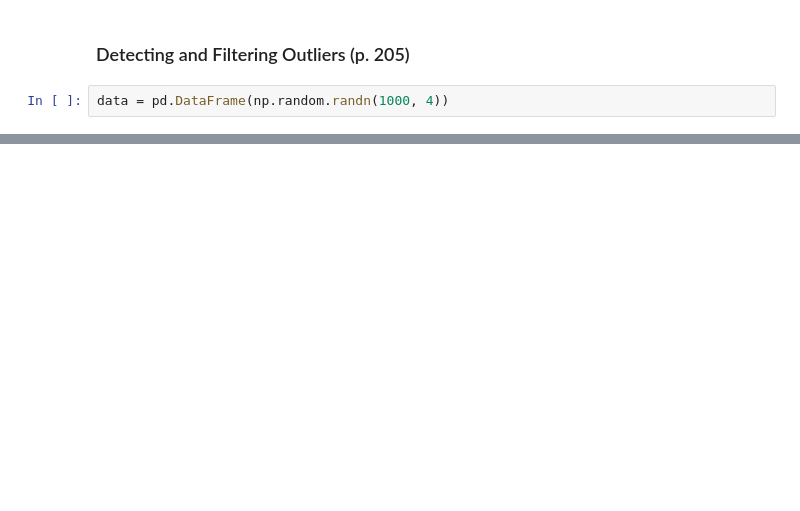
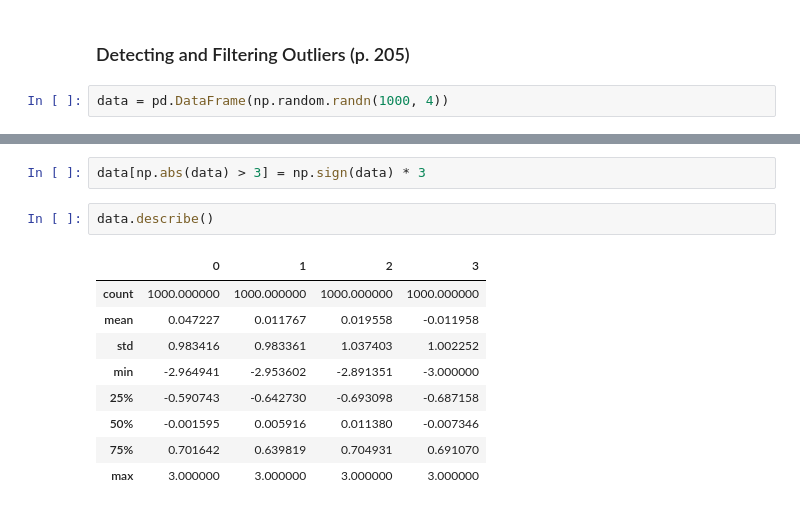
Before and after one commit to ZCW-Data1dot2/data-wrangling-pandas-leegivhan, a Jupyter notebook: Chapter7WorkAlong.ipynb, the cells around one changed output, grey strips where cells are left out. Saved outputs shown, nothing was run; the diff lists cells and outputs as text; blank space fills up the shorter version.

```diff
--- a/Chapter7WorkAlong.ipynb
+++ b/Chapter7WorkAlong.ipynb
@@ -551,0 +572,14 @@ data.describe()
+# %%
+data[np.abs(data) > 3] = np.sign(data) * 3
+# %%
+data.describe()
+# %% [output]
+|  | 0 | 1 | 2 | 3 |
+| count | 1000.000000 | 1000.000000 | 1000.000000 | 1000.000000 |
+| mean | 0.047227 | 0.011767 | 0.019558 | -0.011958 |
+| std | 0.983416 | 0.983361 | 1.037403 | 1.002252 |
+| min | -2.964941 | -2.953602 | -2.891351 | -3.000000 |
+| 25% | -0.590743 | -0.642730 | -0.693098 | -0.687158 |
+| 50% | -0.001595 | 0.005916 | 0.011380 | -0.007346 |
+| 75% | 0.701642 | 0.639819 | 0.704931 | 0.691070 |
+| max | 3.000000 | 3.000000 | 3.000000 | 3.000000 |
```
Also changed, not shown: parts of 51 cells of this notebook.
